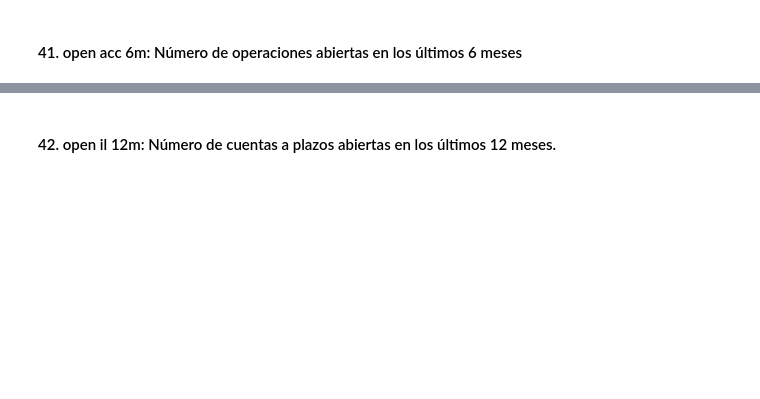
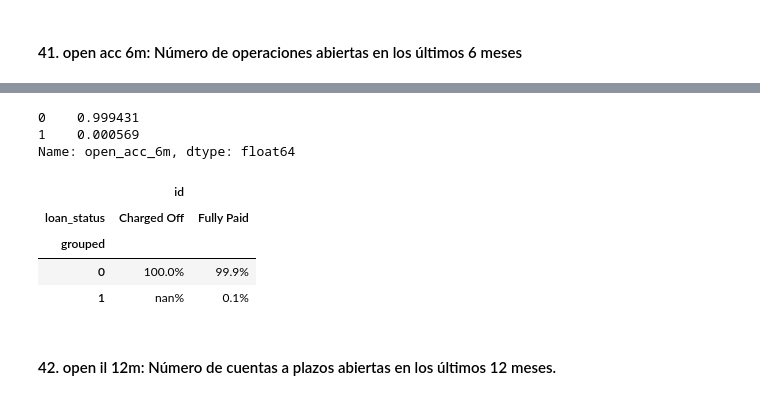
Before and after one commit to Afroefras/playground, a Jupyter notebook: notebooks/DiegoF_examen_0101.ipynb, the cells around one changed output, grey strips where cells are left out. Drawn from its saved outputs; the diff is of its cells as text; code cells hidden in the pictures; blank space fills up the shorter version.

```diff
--- a/notebooks/DiegoF_examen_0101.ipynb
+++ b/notebooks/DiegoF_examen_0101.ipynb
@@ -431,0 +1060,15 @@ vars_num.append('open_acc')
+# %%
+df['open_acc_6m'] = df['open_acc_6m'].notnull()*1
+df['open_acc_6m'].value_counts(1, dropna=False)
+# %% [output]
+0    0.999431
+1    0.000569
+Name: open_acc_6m, dtype: float64
+# %%
+col_vs_tgt(df, 'open_acc_6m')
+# %% [output]
+|  | id |  |
+| loan_status | Charged Off | Fully Paid |
+| grouped |  |  |
+| 0 | 100.0% | 99.9% |
+| 1 | nan% | 0.1% |
```
Also changed, not shown: parts of 151 cells of this notebook.
